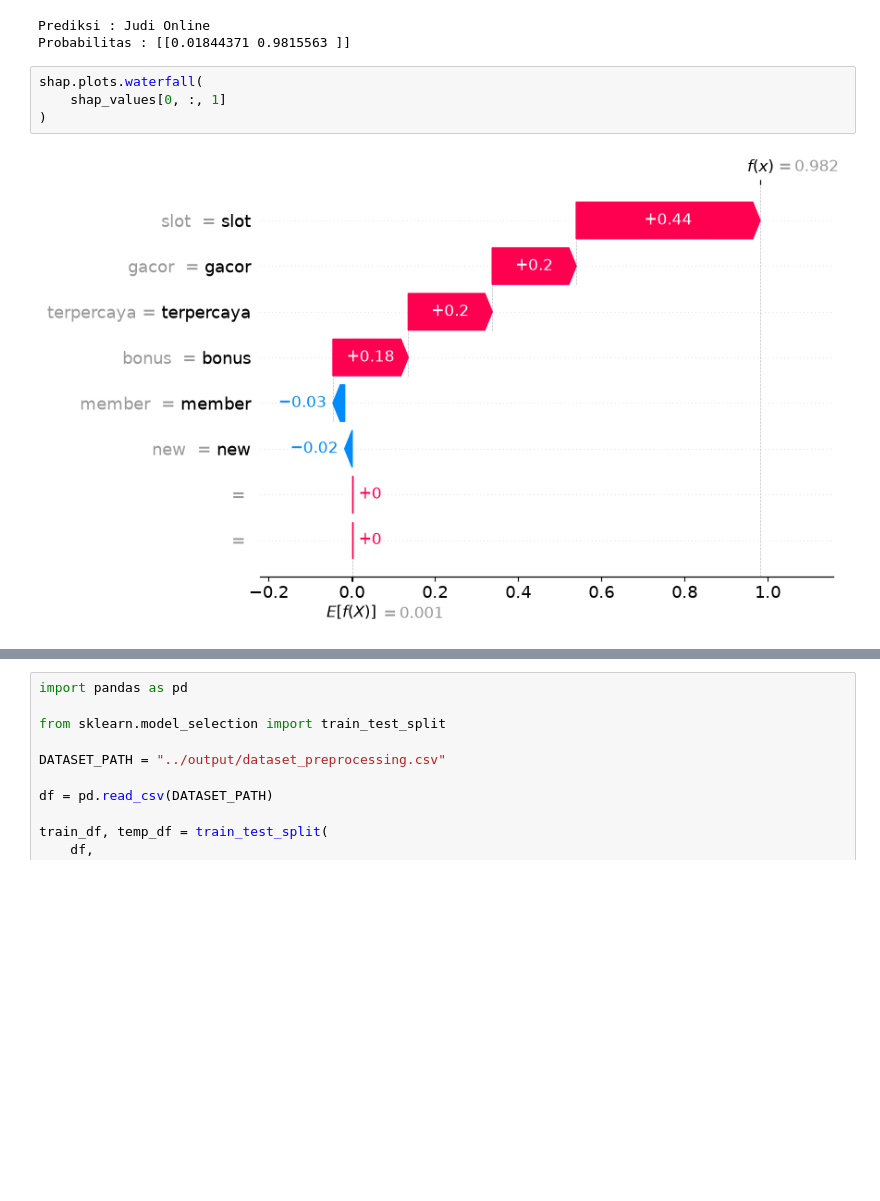
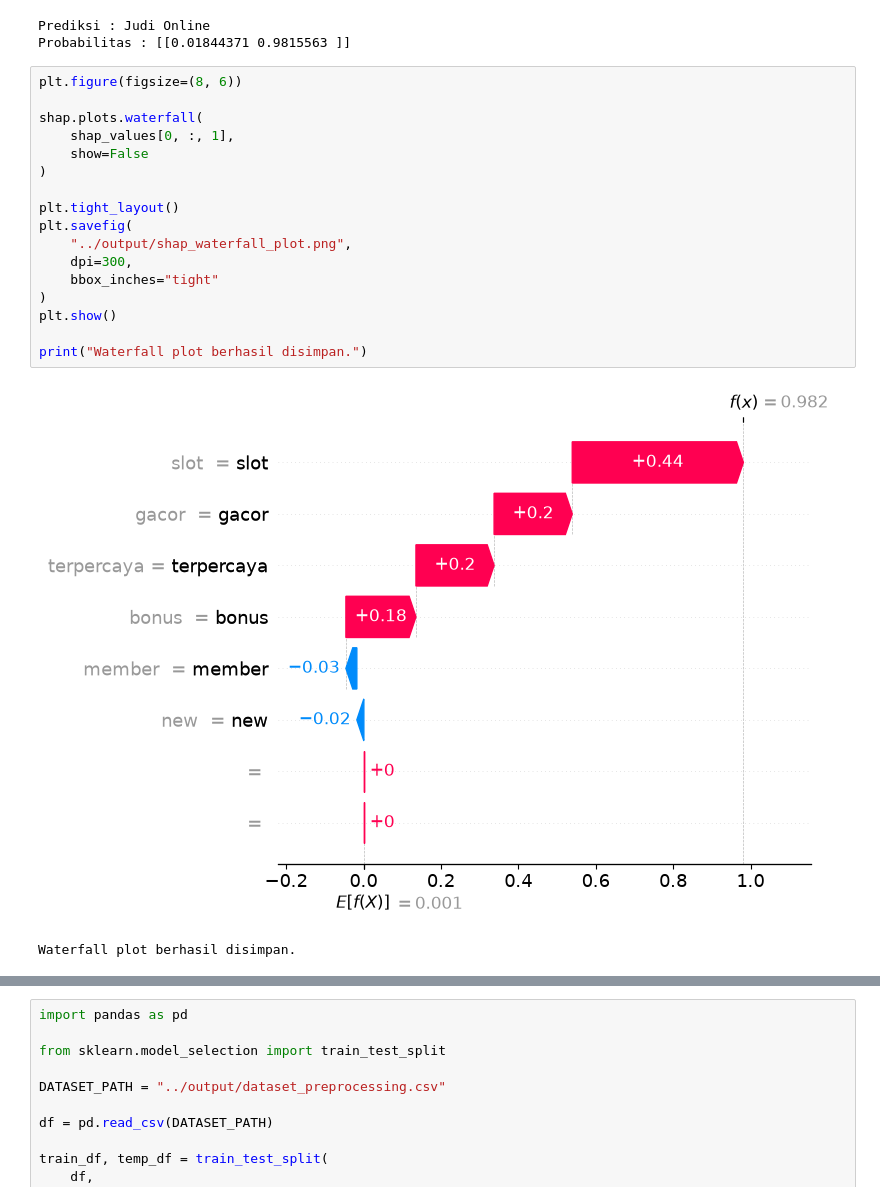
Before and after one commit to Ikryz7/skripsi-xai-judi-online, a Jupyter notebook: notebook/05_shap.ipynb, the cells around one changed output, grey strips where cells are left out. Drawn from its saved outputs; the diff is of its cells as text; blank space fills up the shorter version.

Commit message:
add waterfall, force, summary plot

```diff
--- a/notebook/05_shap.ipynb
+++ b/notebook/05_shap.ipynb
@@ -184,8 +184,22 @@ print("Probabilitas :", probs.cpu().numpy())
 Prediksi : Judi Online
 Probabilitas : [[0.01844371 0.9815563 ]]
 # %%
+plt.figure(figsize=(8, 6))
+
 shap.plots.waterfall(
-    shap_values[0, :, 1]
+    shap_values[0, :, 1],
+    show=False
 )
+
+plt.tight_layout()
+plt.savefig(
+    "../output/shap_waterfall_plot.png",
+    dpi=300,
+    bbox_inches="tight"
+)
+plt.show()
+
+print("Waterfall plot berhasil disimpan.")
 # %% [output]
-[figure, old version]
+[figure, new version]
+Waterfall plot berhasil disimpan.
```
Also changed, not shown: parts of 2 cells of this notebook, 4 other files.
